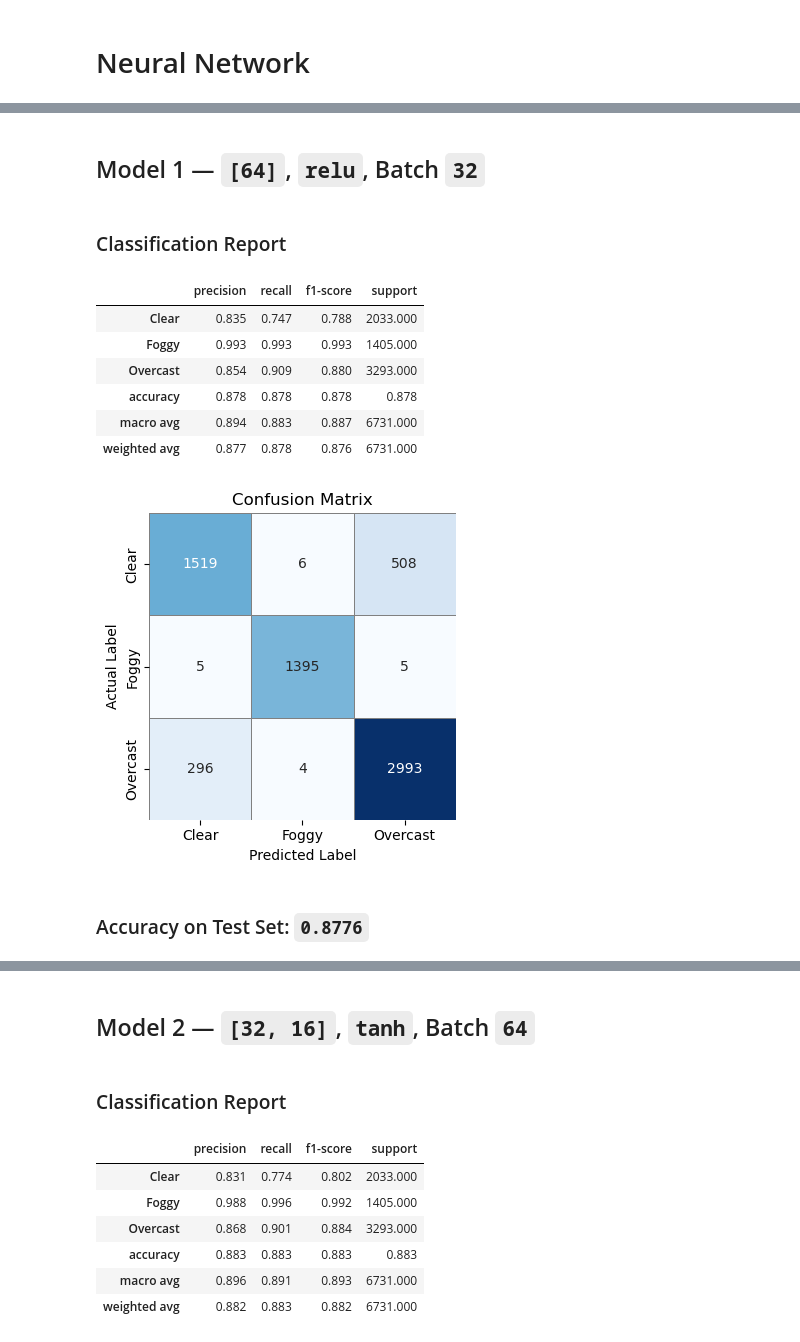
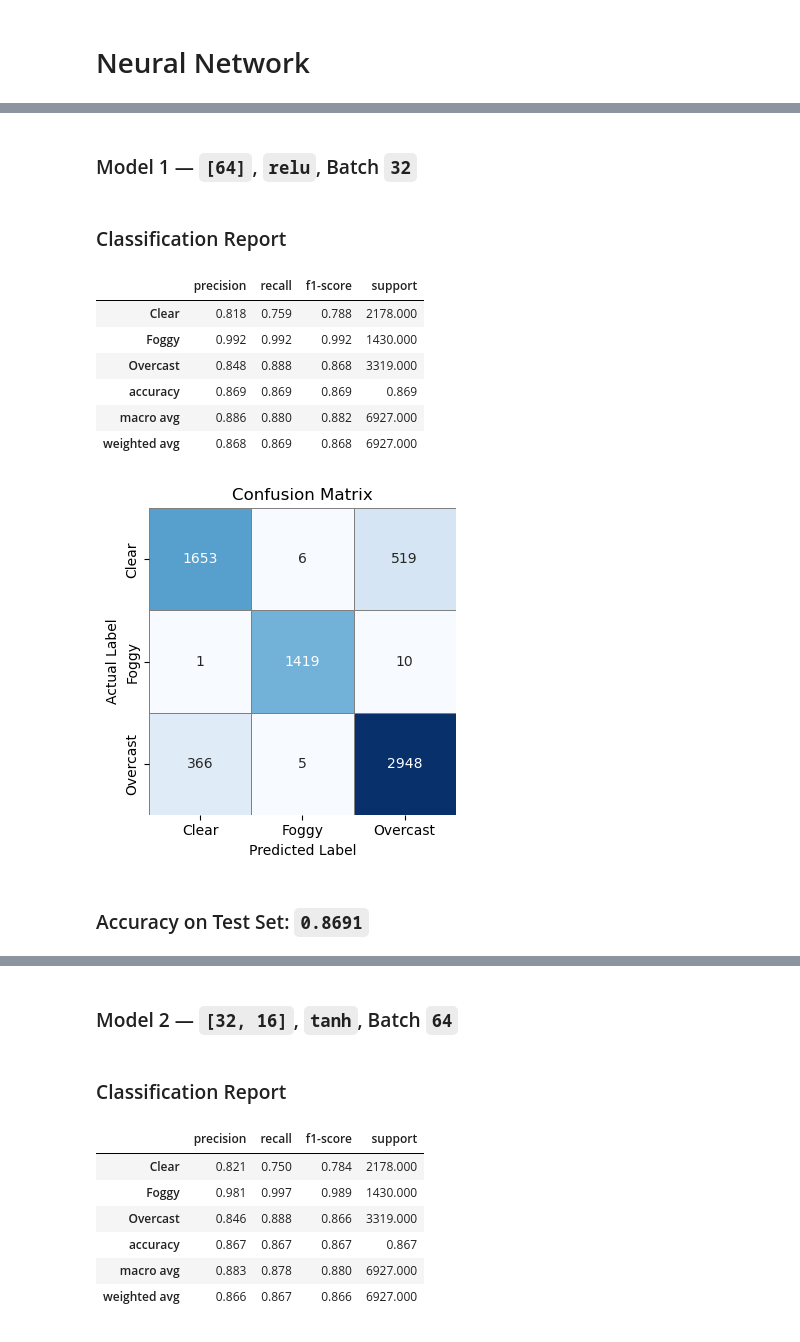
Before and after one commit to USMAN-FAIZYAB-KHAN/ML-CEP, a Jupyter notebook: CS22076.ipynb, the cells around one changed output, grey strips where cells are left out. Drawn from its saved outputs; the diff is of its cells as text; code cells hidden in the pictures.

```diff
--- a/CS22076.ipynb
+++ b/CS22076.ipynb
@@ -174,3 +209,6 @@ weather_dataset.head()
+# %%
+# The daily summary is very similar to the target attribute, so we will drop it
+weather_dataset = weather_dataset.drop(columns=["Daily Summary"])
 # %%
 weather_dataset.info()
 # %% [output]
@@ -364,6 +402,3 @@ plot_monthly_trends(weather_dataset, 'Pressure (millibars)')
 weather_dataset['Month'] = weather_dataset['Formatted Date'].dt.month
 weather_dataset['Day'] = weather_dataset['Formatted Date'].dt.day
 weather_dataset = weather_dataset.drop(columns=["Formatted Date"], axis=1)
-# %%
-
-weather_dataset = weather_dataset.drop(["Daily Summary", "Loud Cover", "Formatted Date"], axis=1)
@@ -696,4 +783,4 @@ standard_scaler = StandardScaler()
 columns_to_standardize = ["Temperature (C)", "Wind Speed (km/h)", "Pressure (millibars)", "Humidity", "Visibility (km)", "Wind Bearing (degrees)", "Day", "Month"]
 X[columns_to_standardize] = standard_scaler.fit_transform(X[columns_to_standardize])
 # %%
-X_train, X_test, y_train, y_test = train_test_split(X, y, test_size=0.2, random_state=42)
+X_train, X_test, y_train, y_test = train_test_split(X, y, test_size=0.2, random_state=42, stratify=y) # stratify to maintain the class distribution in train and test sets
@@ -705,13 +788,14 @@ len(X.iloc[0])
 from keras.models import Sequential
 from keras import layers
 
-# Define the training function
+# define the training function
 def train_model(hidden_layers, activation, batch_size, model_name, epochs=100):
     model = Sequential()
     model.add(layers.Dense(hidden_layers[0], activation=activation, input_shape=(X_train.shape[1],)))
     for units in hidden_layers[1:]:
         model.add(layers.Dense(units, activation=activation))
     model.add(layers.Dense(3, activation='softmax'))
+
 
     model.compile(optimizer='adam', loss='sparse_categorical_crossentropy', metrics=['accuracy'])
 
@@ -724,7 +808,7 @@ def train_model(hidden_layers, activation, batch_size, model_name, epochs=100):
     y_pred = np.argmax(model.predict(X_test), axis=1)
 
     # Display results
-    display(Markdown(f"## {model_name} — `{hidden_layers}`, `{activation}`, Batch `{batch_size}`"))
+    display(Markdown(f"### {model_name} — `{hidden_layers}`, `{activation}`, Batch `{batch_size}`"))
 
     # Classification Report
     report_dict = classification_report(y_test, y_pred, output_dict=True, target_names=label_names)
@@ -782,7 +866,7 @@ def plot_history(histories, labels):
 # Train models
 model1, history1 = train_model(hidden_layers=[64], activation='relu', batch_size=32, model_name='Model 1')
 model2, history2 = train_model(hidden_layers=[32, 16], activation='tanh', batch_size=64, model_name='Model 2')
-model3, history3 = train_model(hidden_layers=[64, 64, 32], activation='relu', batch_size=32, model_name='Model 3')
+model3, history3 = train_model(hidden_layers=[64, 64, 32, 16], activation='relu', batch_size=32, model_name='Model 3')
 
 # Compare all models' training curves
 plot_history(
@@ -794,11 +878,11 @@ plot_history(
-## Model 1 — `[64]`, `relu`, Batch `32`
+### Model 1 — `[64]`, `relu`, Batch `32`
 ### Classification Report
 |  | precision | recall | f1-score | support |
-| Clear | 0.835 | 0.747 | 0.788 | 2033.000 |
-| Foggy | 0.993 | 0.993 | 0.993 | 1405.000 |
-| Overcast | 0.854 | 0.909 | 0.880 | 3293.000 |
-| accuracy | 0.878 | 0.878 | 0.878 | 0.878 |
-| macro avg | 0.894 | 0.883 | 0.887 | 6731.000 |
-| weighted avg | 0.877 | 0.878 | 0.876 | 6731.000 |
+| Clear | 0.818 | 0.759 | 0.788 | 2178.000 |
+| Foggy | 0.992 | 0.992 | 0.992 | 1430.000 |
+| Overcast | 0.848 | 0.888 | 0.868 | 3319.000 |
+| accuracy | 0.869 | 0.869 | 0.869 | 0.869 |
+| macro avg | 0.886 | 0.880 | 0.882 | 6927.000 |
+| weighted avg | 0.868 | 0.869 | 0.868 | 6927.000 |
-[figure, old version]
+[figure, new version]
-### Accuracy on Test Set: `0.8776`
+### Accuracy on Test Set: `0.8691`
@@ -806,9 +890,9 @@ plot_history(
-## Model 2 — `[32, 16]`, `tanh`, Batch `64`
+### Model 2 — `[32, 16]`, `tanh`, Batch `64`
 ### Classification Report
 |  | precision | recall | f1-score | support |
-| Clear | 0.831 | 0.774 | 0.802 | 2033.000 |
-| Foggy | 0.988 | 0.996 | 0.992 | 1405.000 |
-| Overcast | 0.868 | 0.901 | 0.884 | 3293.000 |
-| accuracy | 0.883 | 0.883 | 0.883 | 0.883 |
-| macro avg | 0.896 | 0.891 | 0.893 | 6731.000 |
-| weighted avg | 0.882 | 0.883 | 0.882 | 6731.000 |
+| Clear | 0.821 | 0.750 | 0.784 | 2178.000 |
+| Foggy | 0.981 | 0.997 | 0.989 | 1430.000 |
+| Overcast | 0.846 | 0.888 | 0.866 | 3319.000 |
+| accuracy | 0.867 | 0.867 | 0.867 | 0.867 |
+| macro avg | 0.883 | 0.878 | 0.880 | 6927.000 |
+| weighted avg | 0.866 | 0.867 | 0.866 | 6927.000 |
```
Also changed, not shown: parts of 47 cells of this notebook.
